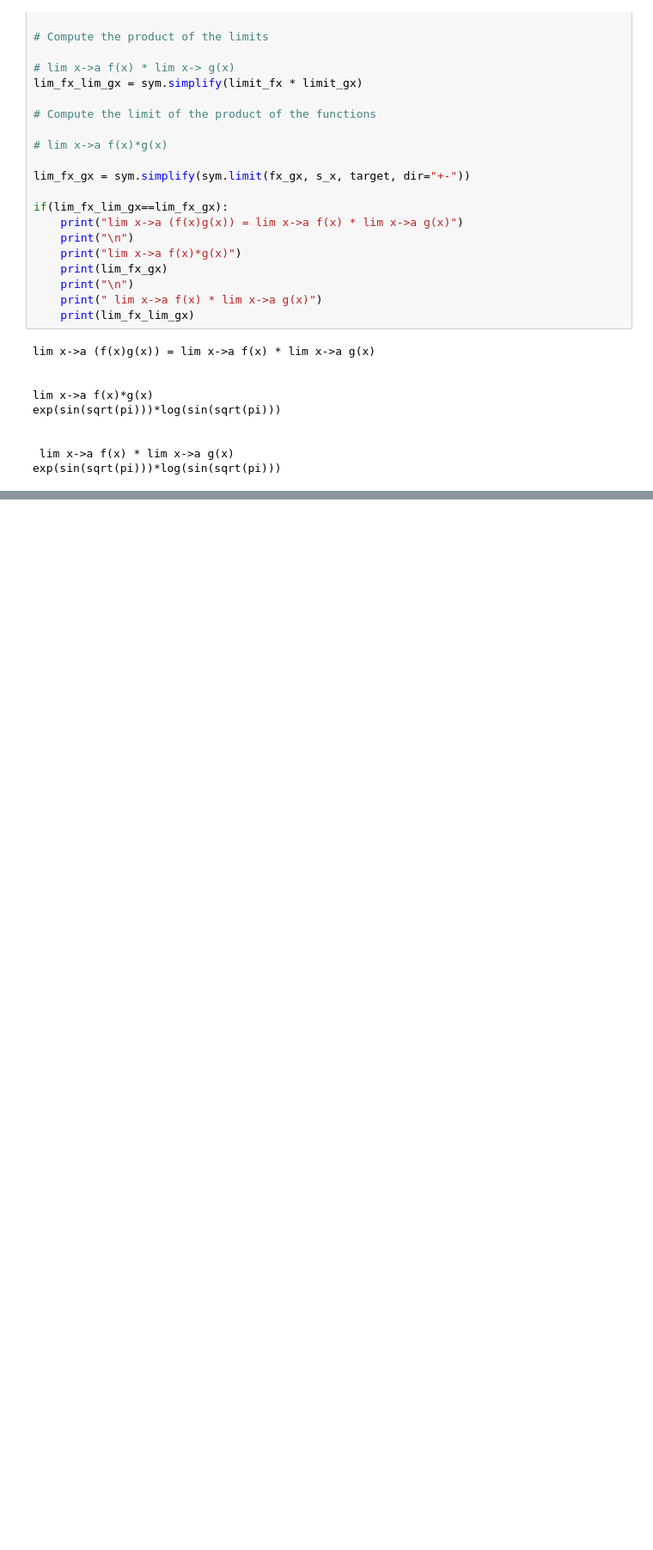
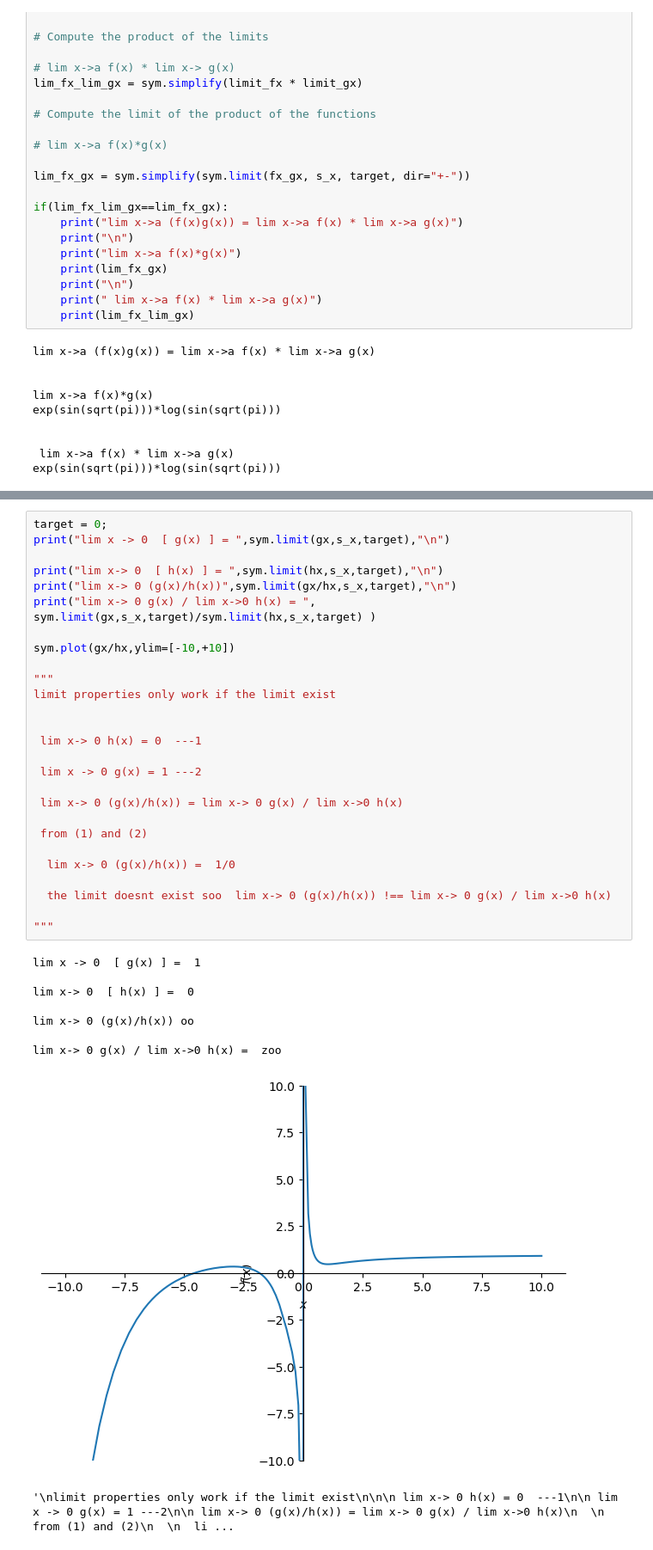
Before and after one commit to HasnainSaifi34/EngineeringMathematics, a Jupyter notebook: code chalenges Calculus1/Limits/limitProperties.ipynb, the cells around one changed output, grey strips where cells are left out. Shown at 86% size. Saved outputs shown, nothing was run; the diff lists cells and outputs as text; blank space fills up the shorter version.

Commit message:
limit properties are only valid if limit exist

```diff
--- a/code chalenges Calculus1/Limits/limitProperties.ipynb
+++ b/code chalenges Calculus1/Limits/limitProperties.ipynb
@@ -316,0 +334,37 @@ lim_gx_hx = sym.simplify(sym.limit((gx/hx),s_x, target,dir="+-"))
+# %%
+target = 0;
+print("lim x -> 0  [ g(x) ] = ",sym.limit(gx,s_x,target),"\n")
+
+print("lim x-> 0  [ h(x) ] = ",sym.limit(hx,s_x,target),"\n")
+print("lim x-> 0 (g(x)/h(x))",sym.limit(gx/hx,s_x,target),"\n")
+print("lim x-> 0 g(x) / lim x->0 h(x) = ", sym.limit(gx,s_x,target)/sym.limit(hx,s_x,target) )
+
+sym.plot(gx/hx,ylim=[-10,+10])
+
+"""
+limit properties only work if the limit exist
+
+
+ lim x-> 0 h(x) = 0  ---1
+
+ lim x -> 0 g(x) = 1 ---2
+
+ lim x-> 0 (g(x)/h(x)) = lim x-> 0 g(x) / lim x->0 h(x)
+
+ from (1) and (2)
+
+  lim x-> 0 (g(x)/h(x)) =  1/0
+
+  the limit doesnt exist soo  lim x-> 0 (g(x)/h(x)) !== lim x-> 0 g(x) / lim x->0 h(x)
+
+"""
+# %% [output]
+lim x -> 0  [ g(x) ] =  1
+
+lim x-> 0  [ h(x) ] =  0
+
+lim x-> 0 (g(x)/h(x)) oo
+
+lim x-> 0 g(x) / lim x->0 h(x) =  zoo
+[figure, added]
+'\nlimit properties only work if the limit exist\n\n\n lim x-> 0 h(x) = 0  ---1\n\n lim x -> 0 g(x) = 1 ---2\n\n lim x-> 0 (g(x)/h(x)) = lim x-> 0 g(x) / lim x->0 h(x)\n  \n from (1) and (2)\n  \n  li ...
```
Also changed, not shown: parts of 2 cells of this notebook.
